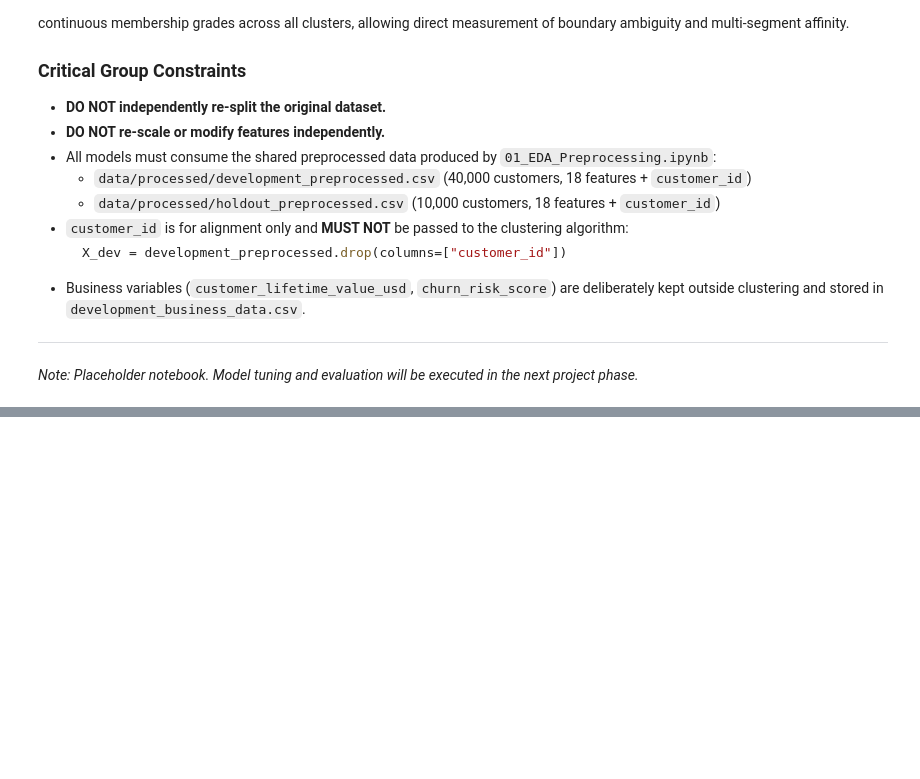
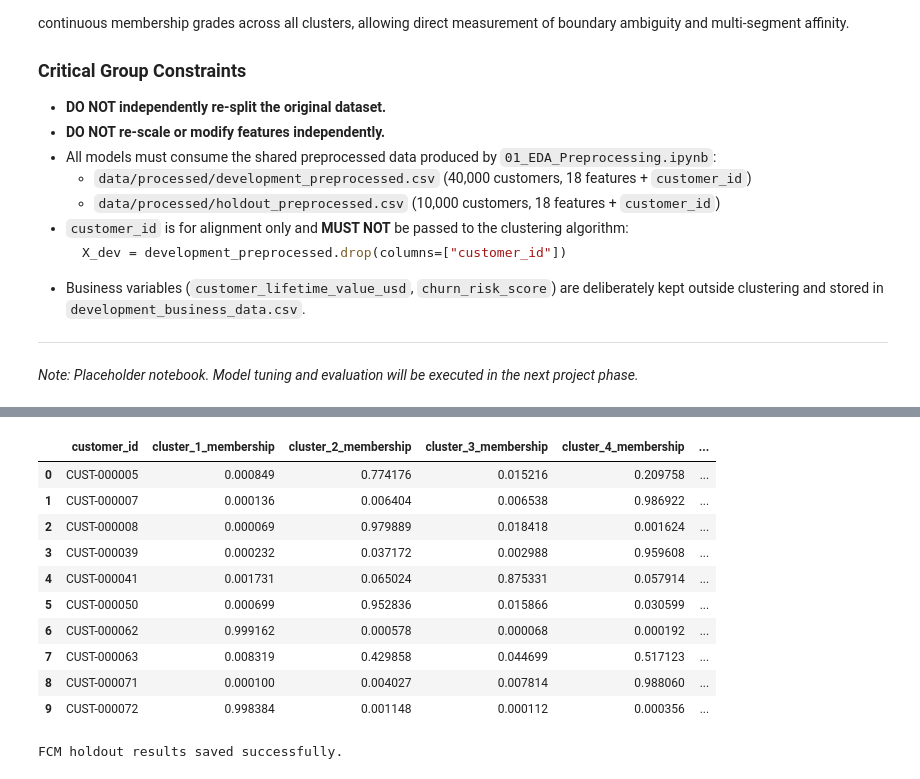
Before and after one commit to ashi00112/soft-ecommerce-customer-segmentation, a Jupyter notebook: notebooks/04_Fuzzy_CMeans.ipynb, the cells around one changed output, grey strips where cells are left out. Saved outputs shown, nothing was run; the diff lists cells and outputs as text; code cells hidden in the pictures; blank space fills up the shorter version.

```diff
--- a/notebooks/04_Fuzzy_CMeans.ipynb
+++ b/notebooks/04_Fuzzy_CMeans.ipynb
@@ -44,0 +691,10 @@ print("Processed data dir:", PROCESSED_DATA_DIR)
+# %%
+candidate_configs = [
+    (3, 1.05),   # highest silhouette
+    (4, 1.10),   # balanced candidate
+    (6, 1.10),   # more detailed segmentation
+    (7, 1.10),   # good DB and converged
+    (8, 1.20)    # softer high-K candidate and converged
+]
+
+candidate_configs
@@ -44,0 +1092,6 @@ print("Processed data dir:", PROCESSED_DATA_DIR)
+# %%
+X_holdout_array = X_holdout.to_numpy()
+X_holdout_fcm = X_holdout_array.T
+
+print("Normal holdout shape:", X_holdout_array.shape)
+print("FCM holdout shape:", X_holdout_fcm.shape)
@@ -44,0 +1263,53 @@ print("Processed data dir:", PROCESSED_DATA_DIR)
+# %%
+holdout_membership_preview = pd.DataFrame({
+    "customer_id": holdout_ids.values
+})
+
+for cluster_idx in range(FINAL_K):
+
+    holdout_membership_preview[
+        f"cluster_{cluster_idx + 1}_membership"
+    ] = holdout_u[cluster_idx]
+
+holdout_membership_preview[
+    "assigned_cluster"
+] = holdout_labels + 1
+
+holdout_membership_preview[
+    "max_membership"
+] = holdout_max_membership
+
+display(
+    holdout_membership_preview.head(10)
+)
+# %% [output]
+|  | customer_id | cluster_1_membership | cluster_2_membership | cluster_3_membership | cluster_4_membership | ... |
+| 0 | CUST-000005 | 0.000849 | 0.774176 | 0.015216 | 0.209758 | ... |
+| 1 | CUST-000007 | 0.000136 | 0.006404 | 0.006538 | 0.986922 | ... |
+| 2 | CUST-000008 | 0.000069 | 0.979889 | 0.018418 | 0.001624 | ... |
+| 3 | CUST-000039 | 0.000232 | 0.037172 | 0.002988 | 0.959608 | ... |
+| 4 | CUST-000041 | 0.001731 | 0.065024 | 0.875331 | 0.057914 | ... |
+| 5 | CUST-000050 | 0.000699 | 0.952836 | 0.015866 | 0.030599 | ... |
+| 6 | CUST-000062 | 0.999162 | 0.000578 | 0.000068 | 0.000192 | ... |
+| 7 | CUST-000063 | 0.008319 | 0.429858 | 0.044699 | 0.517123 | ... |
+| 8 | CUST-000071 | 0.000100 | 0.004027 | 0.007814 | 0.988060 | ... |
+| 9 | CUST-000072 | 0.998384 | 0.001148 | 0.000112 | 0.000356 | ... |
+# %%
+comparison_df.to_csv(
+    RESULTS_DIR / "fcm_development_holdout_comparison.csv",
+    index=False
+)
+
+cluster_distribution_df.to_csv(
+    RESULTS_DIR / "fcm_cluster_distributions.csv",
+    index=False
+)
+
+holdout_membership_preview.to_csv(
+    RESULTS_DIR / "fcm_holdout_memberships.csv",
+    index=False
+)
+
+print("FCM holdout results saved successfully.")
+# %% [output]
+FCM holdout results saved successfully.
```
Also changed, not shown: parts of 83 cells of this notebook, 14 other files.
